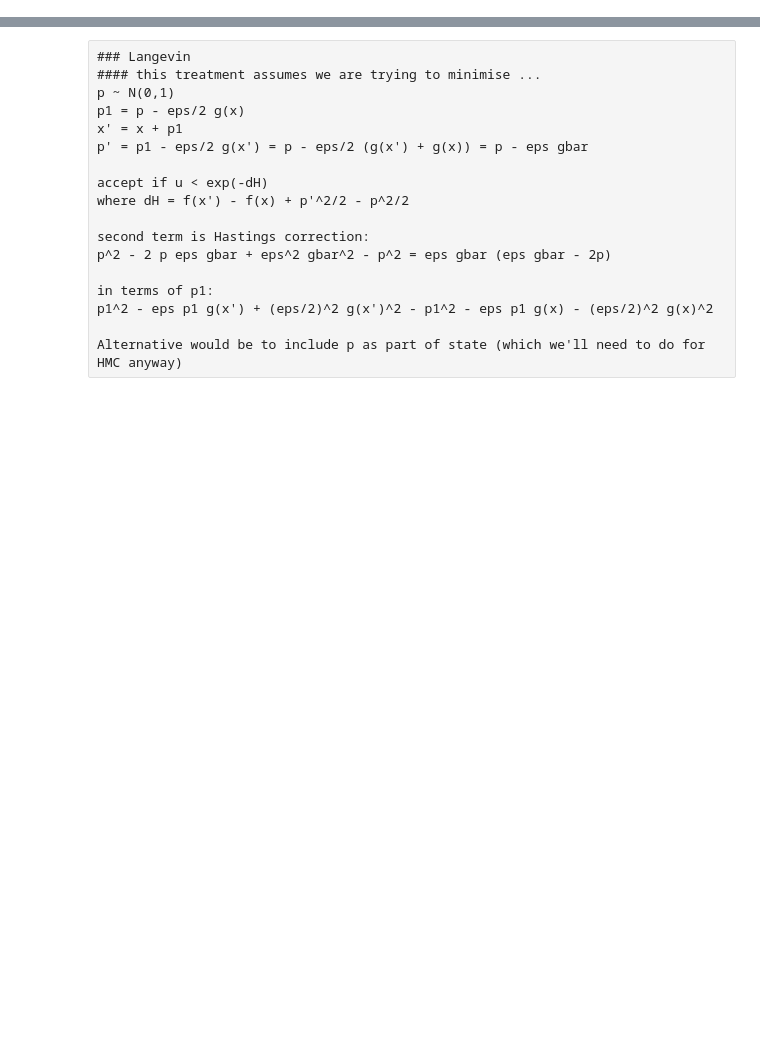
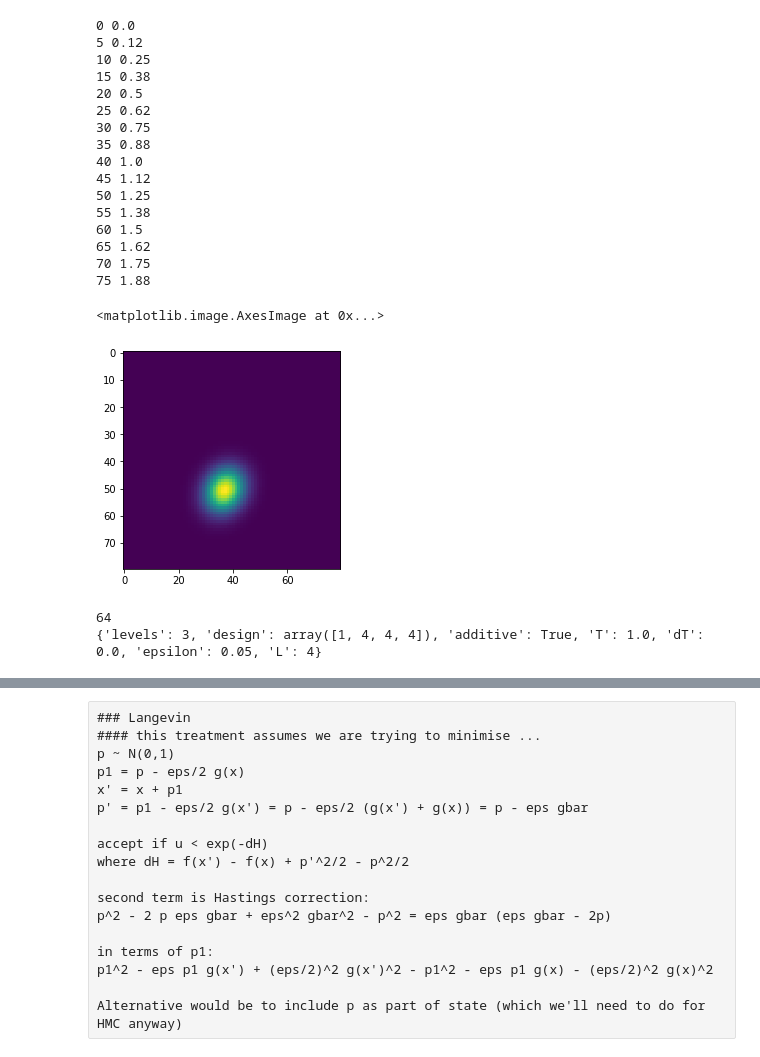
Before and after one commit to mjstrens/HINTS, a Jupyter notebook: HINTS_Torch_examples.ipynb, the cells around one changed output, grey strips where cells are left out. Drawn from its saved outputs; the diff is of its cells as text; code cells hidden in the pictures; blank space fills up the shorter version.

```diff
--- a/HINTS_Torch_examples.ipynb
+++ b/HINTS_Torch_examples.ipynb
@@ -13,3 +13,8 @@ from torch.nn import functional as F
 
 from HINTS_fn import *
 from HINTS_torch import *
+
+torch.set_default_dtype(torch.float64)
+device = 'cpu'
+
+import matplotlib.pyplot as plt
@@ -15,0 +135,36 @@ from HINTS_torch import *
+# %%
+import matplotlib.pyplot as plt
+
+# evaluate likelihood on grid
+im = np.zeros([80, 80])
+
+gxs = np.arange(0.0, 2.0, 0.025)
+gys = np.arange(1.0, 3.0, 0.025)
+for xi, x in enumerate(gxs):
+    if (xi % 5) == 0:
+        print(xi,round(x,2))
+    for yi,y in enumerate(gys):
+        state = LinearScalar(torch.tensor([x,y]))
+        im[xi,yi] = ufn(state, list(range(64))).item()
+
+
+plt.imshow(np.exp(im - im.max()))
+# %% [output]
+0 0.0
+5 0.12
+10 0.25
+15 0.38
+20 0.5
+25 0.62
+30 0.75
+35 0.88
+40 1.0
+45 1.12
+50 1.25
+55 1.38
+60 1.5
+65 1.62
+70 1.75
+75 1.88
+<matplotlib.image.AxesImage at 0x...>
+[figure, added]
@@ -15,0 +173,35 @@ from HINTS_torch import *
+# %%
+import argparse
+parser = argparse.ArgumentParser()
+args = parser.parse_known_args()[0] # defaults
+
+
+if True:
+    args.levels = 3
+    args.design = np.array([1, 4, 4, 4])
+    aa = False
+    sd = 0.1
+else:
+    args.levels = 0
+    args.design = np.array([64])
+    NUM_SCENARIOS = args.design.prod()
+    aa = False
+    sd = 1.0
+
+NUM_SCENARIOS = args.design.prod()
+
+print(NUM_SCENARIOS)
+
+# design now has levels + 1 entries: so we can give a minibatch size in design[0]
+# additive log probability is more natural from a Bayesian perspective but both are valid
+
+args.additive = True # effectively selects a different temperature structure when False (= average or expectation)
+
+args.T = 1.0 #top level
+args.dT = 0.0 if args.additive else 0.5 # temperature increment by level (mainly for optimisation or averaging structure)
+args.epsilon = 0.05 # for HMC
+args.L = 4
+print(args.__dict__)
+# %% [output]
+64
+{'levels': 3, 'design': array([1, 4, 4, 4]), 'additive': True, 'T': 1.0, 'dT': 0.0, 'epsilon': 0.05, 'L': 4}
```
Also changed, not shown: parts of 28 cells of this notebook, 1 other file.
